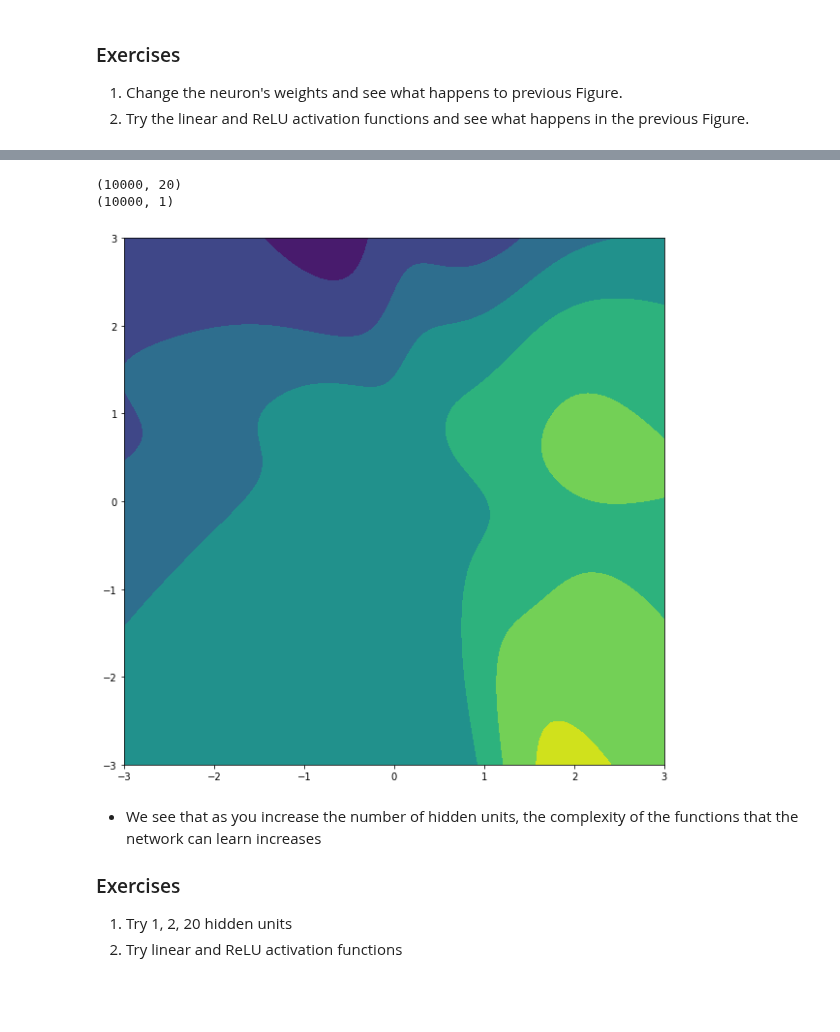
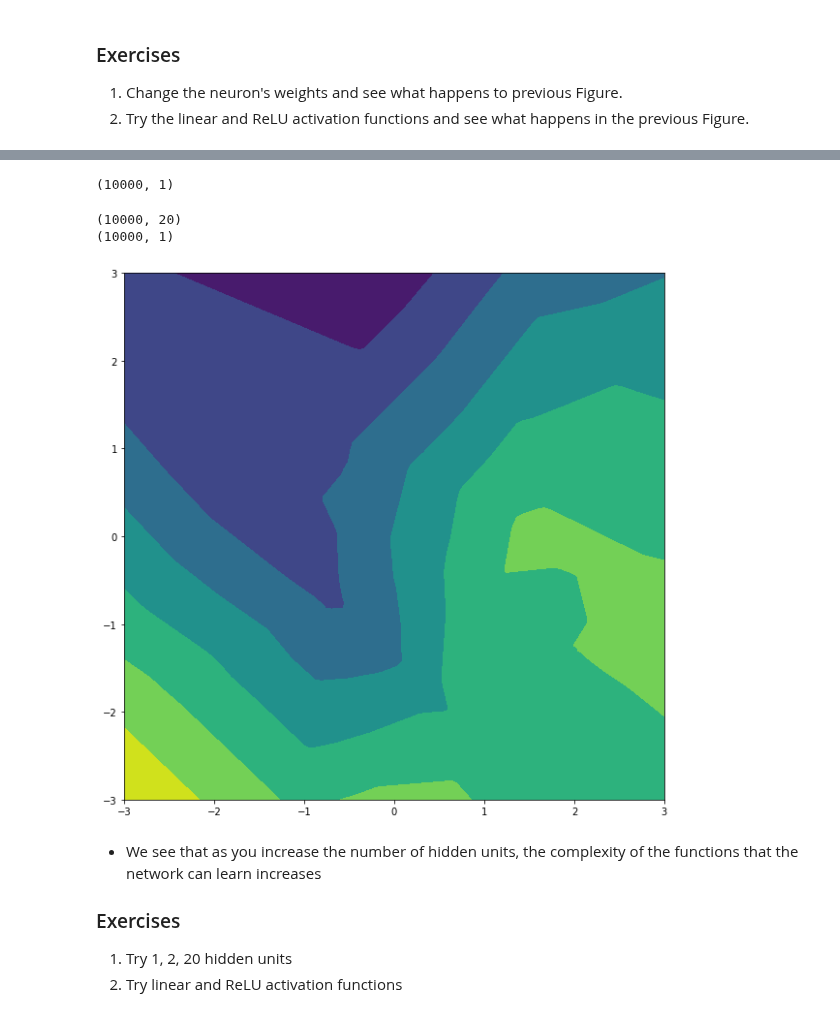
Before and after one commit to KISRDevelopment/nn_course, a Jupyter notebook: module4_nn.ipynb, the cells around one changed output, grey strips where cells are left out. Drawn from its saved outputs; the diff is of its cells as text; code cells hidden in the pictures.

```diff
--- a/module4_nn.ipynb
+++ b/module4_nn.ipynb
@@ -107,40 +142,69 @@ cp = ax.contourf(x1s, x2s, Z)
 ![alt text](figures/neuralnet.png)
 
 Let's implement a neural network with multiple neurons in the hidden layer.
+# %%
+# try varying the number of hidden units and see what happens
+n_hidden = 20
+
+# weight matrix from inputs to hidden neurons
+W_input_hidden = rng.randn(2, n_hidden)
+W_input_hidden
+
+b_hidden = rng.randn(n_hidden)
+b_hidden
+
+W_hidden_output = rng.randn(n_hidden, 1)
+W_hidden_output.shape
+
+b_output = rng.randn()
+
+# b_hidden a vector of 20 elements
+# X has (# of data points, 2)
+# W_input_hidden (2, 20)
+# (# of data points, 20)
+
+u = b_hidden + np.dot(X, W_input_hidden)
+
+# b_output has shape 1
+# u has shape (# of points, 20)
+# W has shape (20, 1)
+# (# of points, 1)
+y = b_output + np.dot(u, W_hidden_output)
+y.shape
+# %% [output]
+(10000, 1)
 # %%
-import numpy.random as rng
-
 # try varying the number of hidden units and see what happens
 n_hidden = 20
 
 # weight matrix from inputs to hidden neurons
 W_input_hidden = rng.randn(2, n_hidden)
 
 # bias of the hidden neurons
 b_hidden = rng.randn(n_hidden)
 
 # weight matrix from hidden neurons to output
 W_hidden_output = rng.randn(n_hidden, 1)
 
 # bias of the output neuron
 b_output = rng.randn()
 
 # compute hidden activation
-u = np.tanh(b_hidden + np.dot(X, W_input_hidden))
+u = np.maximum(0, b_hidden + np.dot(X, W_input_hidden))
 print(u.shape)
 
 # compute output
 y = b_output + np.dot(u, W_hidden_output)
 print(y.shape)
 
 # plot
 Z = np.reshape(y, (K, K))
 f, ax = plt.subplots(1, 1, figsize=(10, 10))
 cp = ax.contourf(x1s, x2s, Z)
 # %% [output]
 (10000, 20)
 (10000, 1)
-[figure, old version]
+[figure, new version]
 # %% [markdown]
 * We see that as you increase the number of hidden units, the complexity of the functions that the network can learn increases
 
```
Also changed, not shown: parts of 8 cells of this notebook, 7 other files.
